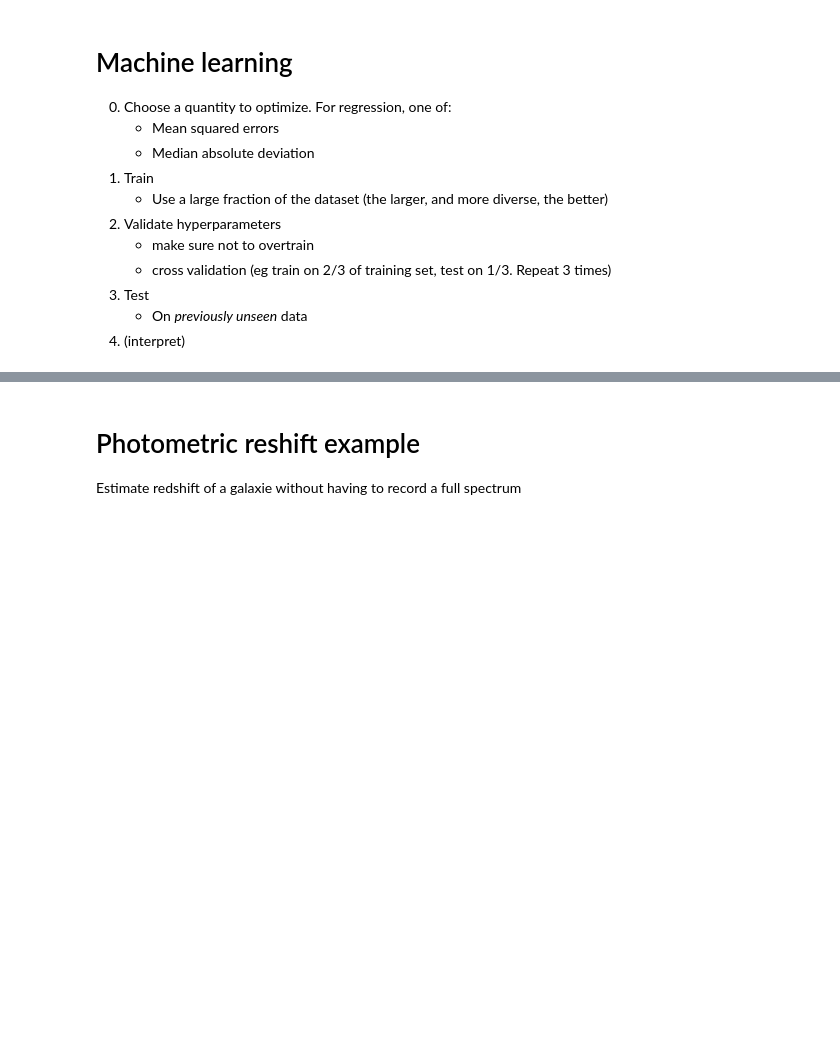
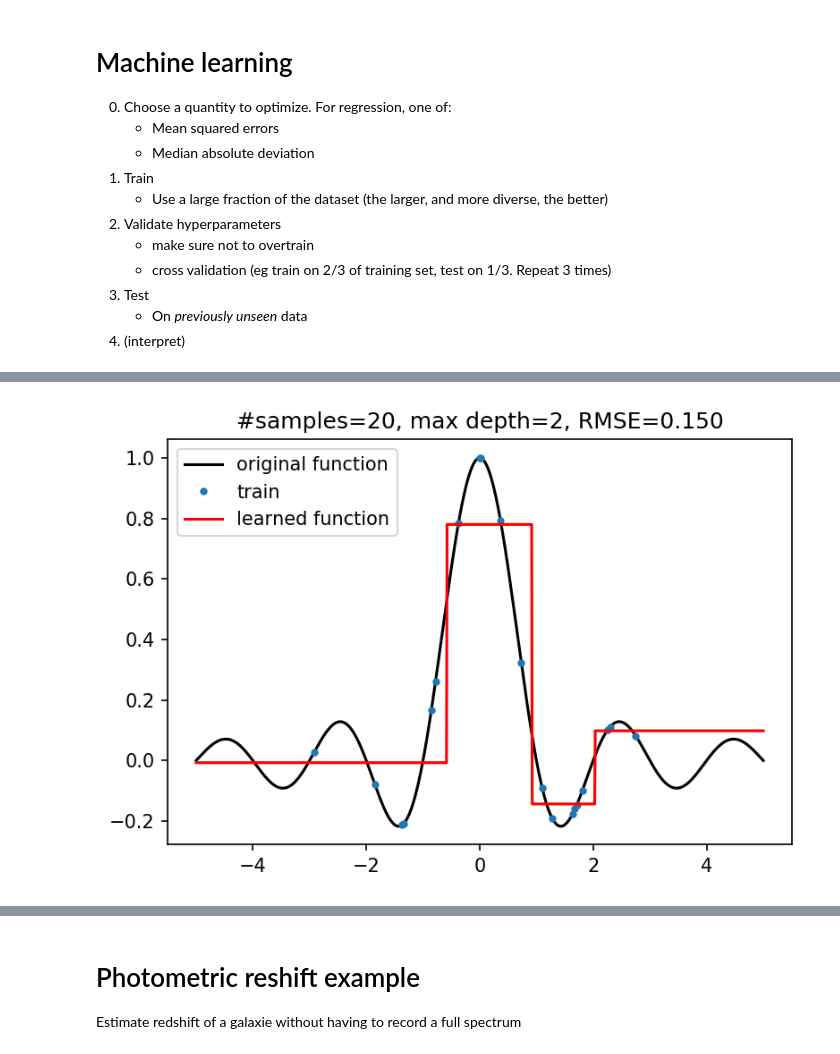
Before and after one commit to PierreGratier/AIISL, a Jupyter notebook: AIISL.ipynb, the cells around one changed output, grey strips where cells are left out. Cells and saved outputs as stored; diff of their text form; code cells hidden in the pictures; blank space fills up the shorter version.

```diff
--- a/AIISL.ipynb
+++ b/AIISL.ipynb
@@ -89,0 +100,4 @@ Wall time: 393 ms
+# %%
+plot_depth(2)
+# %% [output]
+[figure, added]
```
Also changed, not shown: parts of 29 cells of this notebook.
